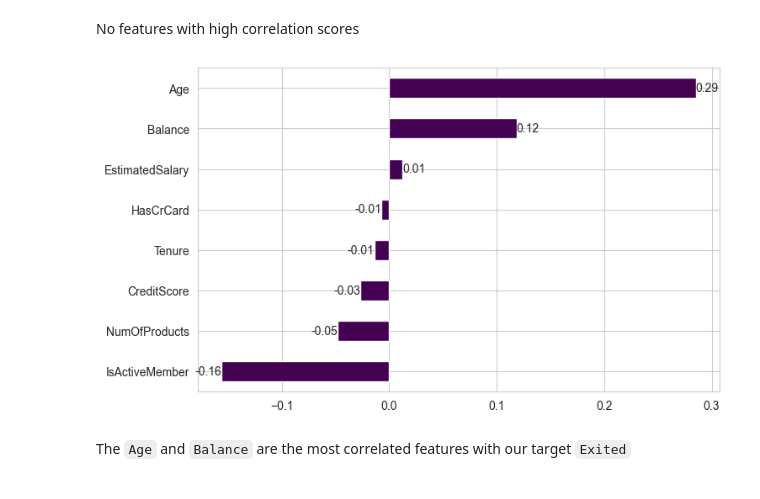
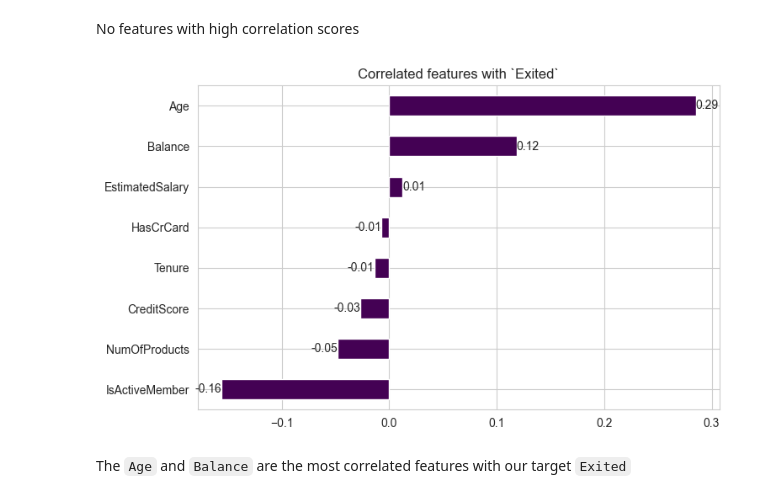
Before and after one commit to 0xArwa/churn-prediction-ann, a Jupyter notebook: DL-Assignment-1 (Classification with ANN-Churn Prediction)-Student.ipynb, the cells around one changed output. Saved outputs shown, nothing was run; the diff lists cells and outputs as text; code cells hidden in the pictures.

```diff
--- a/DL-Assignment-1 (Classification with ANN-Churn Prediction)-Student.ipynb
+++ b/DL-Assignment-1 (Classification with ANN-Churn Prediction)-Student.ipynb
@@ -37,0 +30,27 @@ warnings.filterwarnings("ignore")
+# %%
+import numpy as np
+import pandas as pd
+import matplotlib.pyplot as plt
+import seaborn as sns
+
+from sklearn.compose import make_column_transformer
+from sklearn.preprocessing import OneHotEncoder, StandardScaler, RobustScaler, MinMaxScaler
+from sklearn.model_selection import train_test_split
+from sklearn.metrics import accuracy_score, precision_score, recall_score,make_scorer,\
+f1_score, confusion_matrix, classification_report, ConfusionMatrixDisplay, RocCurveDisplay, roc_auc_score,roc_curve,auc
+from sklearn.pipeline import make_pipeline
+from sklearn.utils.class_weight import compute_class_weight
+
+import tensorflow as tf
+from tensorflow.keras.models import Sequential
+from tensorflow.keras.layers import Input, Dense, Activation, Dropout
+from tensorflow.keras.optimizers import Adam, Adadelta, RMSprop, Nadam
+from tensorflow.keras.callbacks import EarlyStopping
+from roc_utils import *
+import warnings
+import os
+import optuna
+
+warnings.filterwarnings('ignore')
+os.environ['TF_CPP_MIN_LOG_LEVEL'] = '1'
+sns.set_style('whitegrid')
@@ -190,10 +219,11 @@ No features with high correlation scores
 # %%
 # correlated features with `Exited`
 plt.figure(figsize=(8, 5))
 ax = df.corr()['Exited'][:-1].sort_values().plot(kind='barh', colormap='viridis')
-ax.bar_label(ax.containers[0], fmt="%.2f");
+ax.bar_label(ax.containers[0], fmt="%.2f")
+plt.title('Correlated features with `Exited`');
 # %% [output]
-[figure, old version]
+[figure, new version]
 # %% [markdown]
 The `Age` and `Balance` are the most correlated features with our target `Exited`
 # %% [markdown]
```
Also changed, not shown: parts of 98 cells of this notebook.
